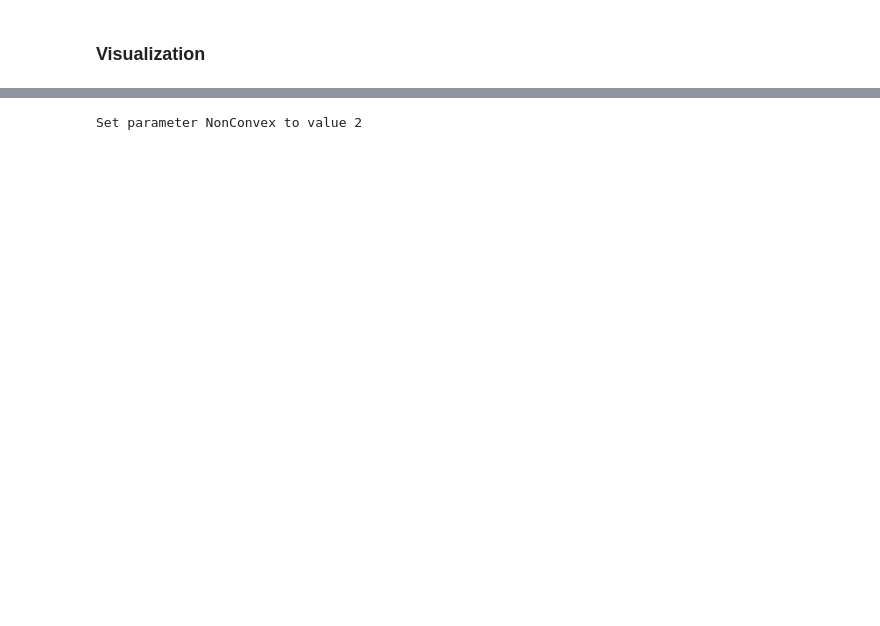
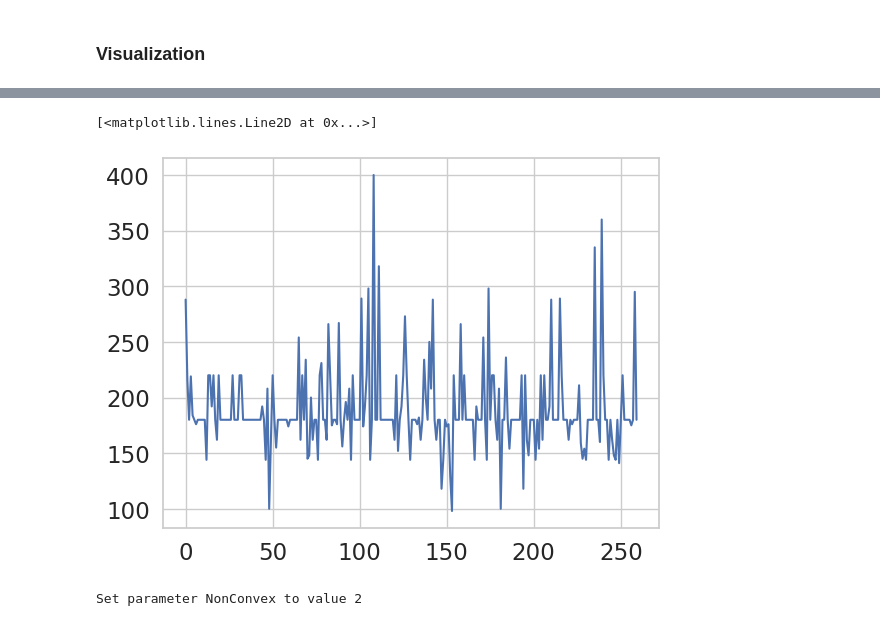
Before and after one commit to caoalbert/RobustSecurity, a Jupyter notebook: RO.ipynb, the cells around one changed output, grey strips where cells are left out. Cells and saved outputs as stored; diff of their text form; code cells hidden in the pictures; blank space fills up the shorter version.

```diff
--- a/RO.ipynb
+++ b/RO.ipynb
@@ -129,3 +95,8 @@ ax.invert_yaxis()
+# %%
+plt.plot(df['Aircraft Capacity'])
+# %% [output]
+[<matplotlib.lines.Line2D at 0x...>]
+[figure, added]
 # %%
 inst = ROSecurity(df, n_slots=96, cost=c)
 solution = inst.run(capacity=900, gamma=0.2, alpha=0.6, sigma=0.1, n_neighbor=1)
```
Also changed, not shown: parts of 28 cells of this notebook, 1 other file.
